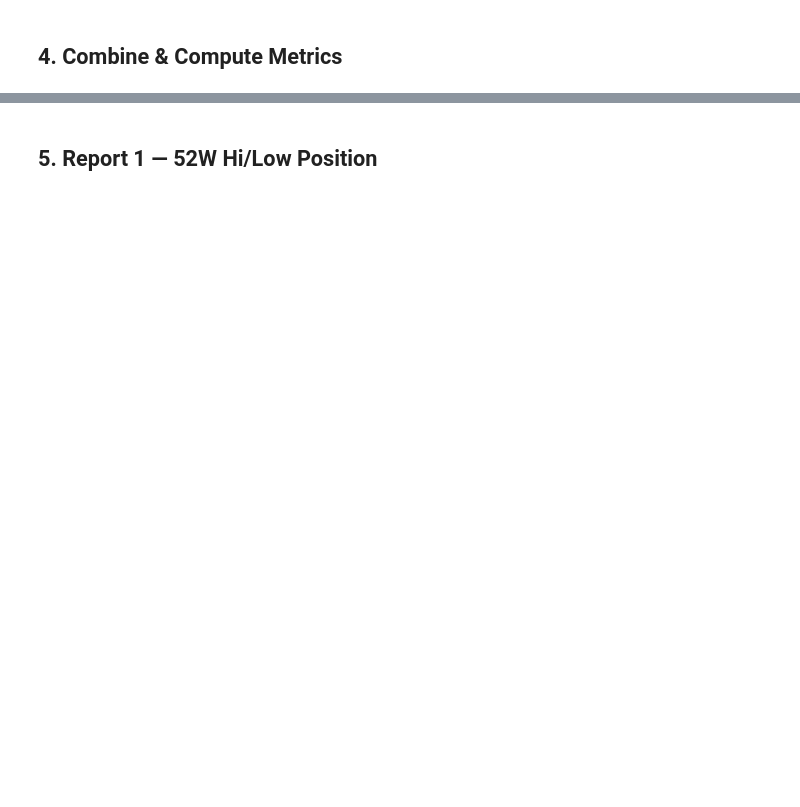
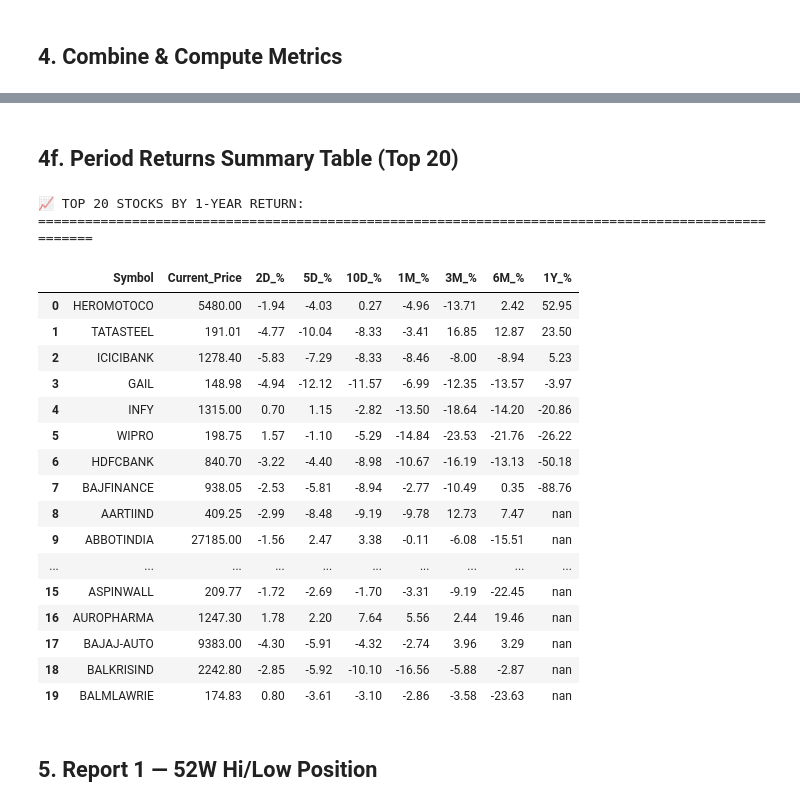
Before and after one commit to rite2babu/NSE-Analysis, a Jupyter notebook: NSE_Analysis.ipynb, the cells around one changed output, grey strips where cells are left out. Drawn from its saved outputs; the diff is of its cells as text; code cells hidden in the pictures; blank space fills up the shorter version.

```diff
--- a/NSE_Analysis.ipynb
+++ b/NSE_Analysis.ipynb
@@ -65,0 +41,10 @@ print(f'{len(STOCK_LIST)} stocks configured')
+# %%
+# ── Configuration ─────────────────────────────────────────────
+# Load stock list from external file (stocks.txt)
+# File format: One symbol per line, # for comments
+with open('stocks.txt', 'r') as f:
+    STOCK_LIST = [line.strip() for line in f if line.strip() and not line.startswith('#')]
+
+MAX_WORKERS = 5   # parallel fetch threads
+DAYS        = 365 # lookback period
+print(f'{len(STOCK_LIST)} stocks loaded from stocks.txt')
@@ -238,3 +492,38 @@ print(f'Metrics: {len(hl_df)} HL, {len(cross_df)} crossovers, {len(macd_df)} MAC
+# %% [markdown]
+## 4f. Period Returns Summary Table (Top 20)
+# %%
+# Show top 20 by 1Y return with all period data
+summary_cols = ['Symbol', 'Current_Price', '2D_%', '5D_%', '10D_%', '1M_%', '3M_%', '6M_%', '1Y_%']
+top20_1y = returns_df.nlargest(20, '1Y_%')[summary_cols].reset_index(drop=True)
+
+print('\n📈 TOP 20 STOCKS BY 1-YEAR RETURN:')
+print('='*100)
+top20_1y.style \
+    .background_gradient(subset=['2D_%', '5D_%', '10D_%', '1M_%', '3M_%', '6M_%', '1Y_%'],
+                        cmap='RdYlGn', vmin=-20, vmax=20) \
+    .format({'Current_Price': '{:.2f}', '2D_%': '{:.2f}', '5D_%': '{:.2f}',
+             '10D_%': '{:.2f}', '1M_%': '{:.2f}', '3M_%': '{:.2f}',
+             '6M_%': '{:.2f}', '1Y_%': '{:.2f}'})
+# %% [output]
+📈 TOP 20 STOCKS BY 1-YEAR RETURN:
+====================================================================================================
+|  | Symbol | Current_Price | 2D_% | 5D_% | 10D_% | 1M_% | 3M_% | 6M_% | 1Y_% |
+| 0 | HEROMOTOCO | 5480.00 | -1.94 | -4.03 | 0.27 | -4.96 | -13.71 | 2.42 | 52.95 |
+| 1 | TATASTEEL | 191.01 | -4.77 | -10.04 | -8.33 | -3.41 | 16.85 | 12.87 | 23.50 |
+| 2 | ICICIBANK | 1278.40 | -5.83 | -7.29 | -8.33 | -8.46 | -8.00 | -8.94 | 5.23 |
+| 3 | GAIL | 148.98 | -4.94 | -12.12 | -11.57 | -6.99 | -12.35 | -13.57 | -3.97 |
+| 4 | INFY | 1315.00 | 0.70 | 1.15 | -2.82 | -13.50 | -18.64 | -14.20 | -20.86 |
+| 5 | WIPRO | 198.75 | 1.57 | -1.10 | -5.29 | -14.84 | -23.53 | -21.76 | -26.22 |
+| 6 | HDFCBANK | 840.70 | -3.22 | -4.40 | -8.98 | -10.67 | -16.19 | -13.13 | -50.18 |
+| 7 | BAJFINANCE | 938.05 | -2.53 | -5.81 | -8.94 | -2.77 | -10.49 | 0.35 | -88.76 |
+| 8 | AARTIIND | 409.25 | -2.99 | -8.48 | -9.19 | -9.78 | 12.73 | 7.47 | nan |
+| 9 | ABBOTINDIA | 27185.00 | -1.56 | 2.47 | 3.38 | -0.11 | -6.08 | -15.51 | nan |
+| ... | ... | ... | ... | ... | ... | ... | ... | ... | ... |
+| 15 | ASPINWALL | 209.77 | -1.72 | -2.69 | -1.70 | -3.31 | -9.19 | -22.45 | nan |
+| 16 | AUROPHARMA | 1247.30 | 1.78 | 2.20 | 7.64 | 5.56 | 2.44 | 19.46 | nan |
+| 17 | BAJAJ-AUTO | 9383.00 | -4.30 | -5.91 | -4.32 | -2.74 | 3.96 | 3.29 | nan |
+| 18 | BALKRISIND | 2242.80 | -2.85 | -5.92 | -10.10 | -16.56 | -5.88 | -2.87 | nan |
+| 19 | BALMLAWRIE | 174.83 | 0.80 | -3.61 | -3.10 | -2.86 | -3.58 | -23.63 | nan |
 # %% [markdown]
 ## 5. Report 1 — 52W Hi/Low Position
 # %%
```
Also changed, not shown: parts of 30 cells of this notebook, 6 other files.
